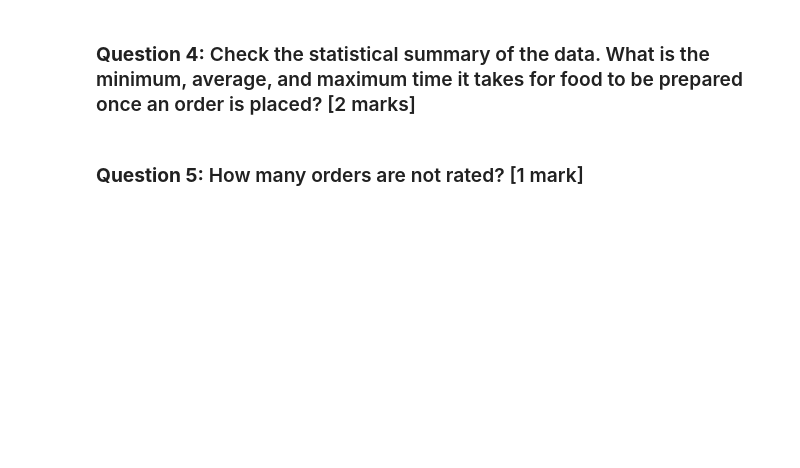
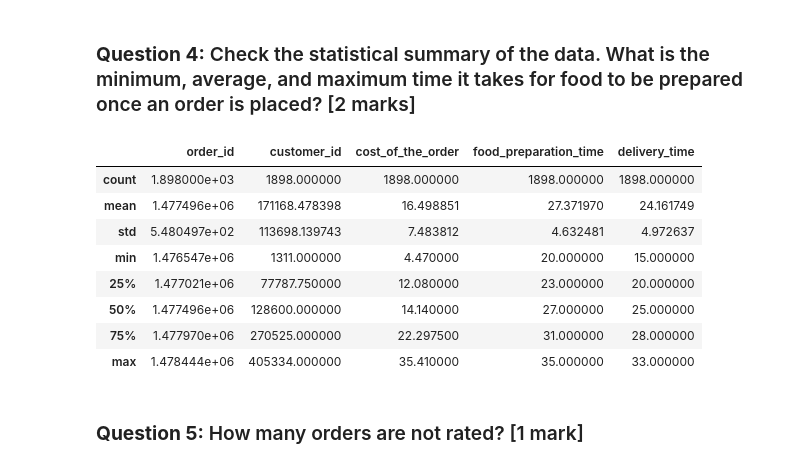
Before and after one commit to SudipKundu2023/Greatlearning, a Jupyter notebook: FoodHubUsecase/PYF_Project_Learner_Notebook_Low_Code.ipynb, the cells around one changed output. Saved outputs shown, nothing was run; the diff lists cells and outputs as text; code cells hidden in the pictures; blank space fills up the shorter version.

```diff
--- a/FoodHubUsecase/PYF_Project_Learner_Notebook_Low_Code.ipynb
+++ b/FoodHubUsecase/PYF_Project_Learner_Notebook_Low_Code.ipynb
@@ -106,7 +144,17 @@ df.'______'  #Write the appropriate function to print the sum of null values for
 ### **Question 4:** Check the statistical summary of the data. What is the minimum, average, and maximum time it takes for food to be prepared once an order is placed? [2 marks]
 # %%
 # Get the summary statistics of the numerical data
-df.'_______' ## Write the appropriate function to print the statitical summary of the data (Hint - you have seen this in the case studies before)
+df.describe() ## Write the appropriate function to print the statitical summary of the data (Hint - you have seen this in the case studies before)
+# %% [output]
+|  | order_id | customer_id | cost_of_the_order | food_preparation_time | delivery_time |
+| count | 1.898000e+03 | 1898.000000 | 1898.000000 | 1898.000000 | 1898.000000 |
+| mean | 1.477496e+06 | 171168.478398 | 16.498851 | 27.371970 | 24.161749 |
+| std | 5.480497e+02 | 113698.139743 | 7.483812 | 4.632481 | 4.972637 |
+| min | 1.476547e+06 | 1311.000000 | 4.470000 | 20.000000 | 15.000000 |
+| 25% | 1.477021e+06 | 77787.750000 | 12.080000 | 23.000000 | 20.000000 |
+| 50% | 1.477496e+06 | 128600.000000 | 14.140000 | 27.000000 | 25.000000 |
+| 75% | 1.477970e+06 | 270525.000000 | 22.297500 | 31.000000 | 28.000000 |
+| max | 1.478444e+06 | 405334.000000 | 35.410000 | 35.000000 | 33.000000 |
 # %% [markdown]
 ### **Question 5:** How many orders are not rated? [1 mark]
 # %%
```
Also changed, not shown: parts of 5 cells of this notebook.
